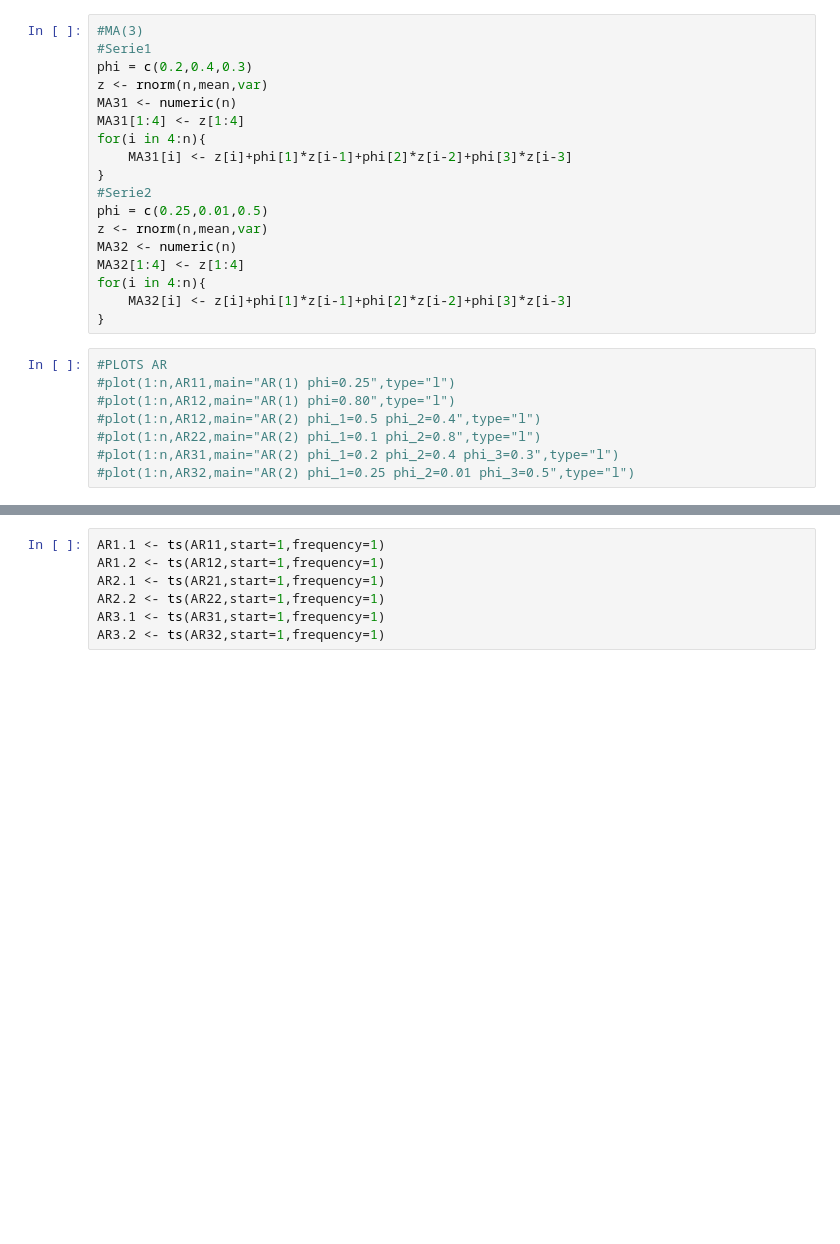
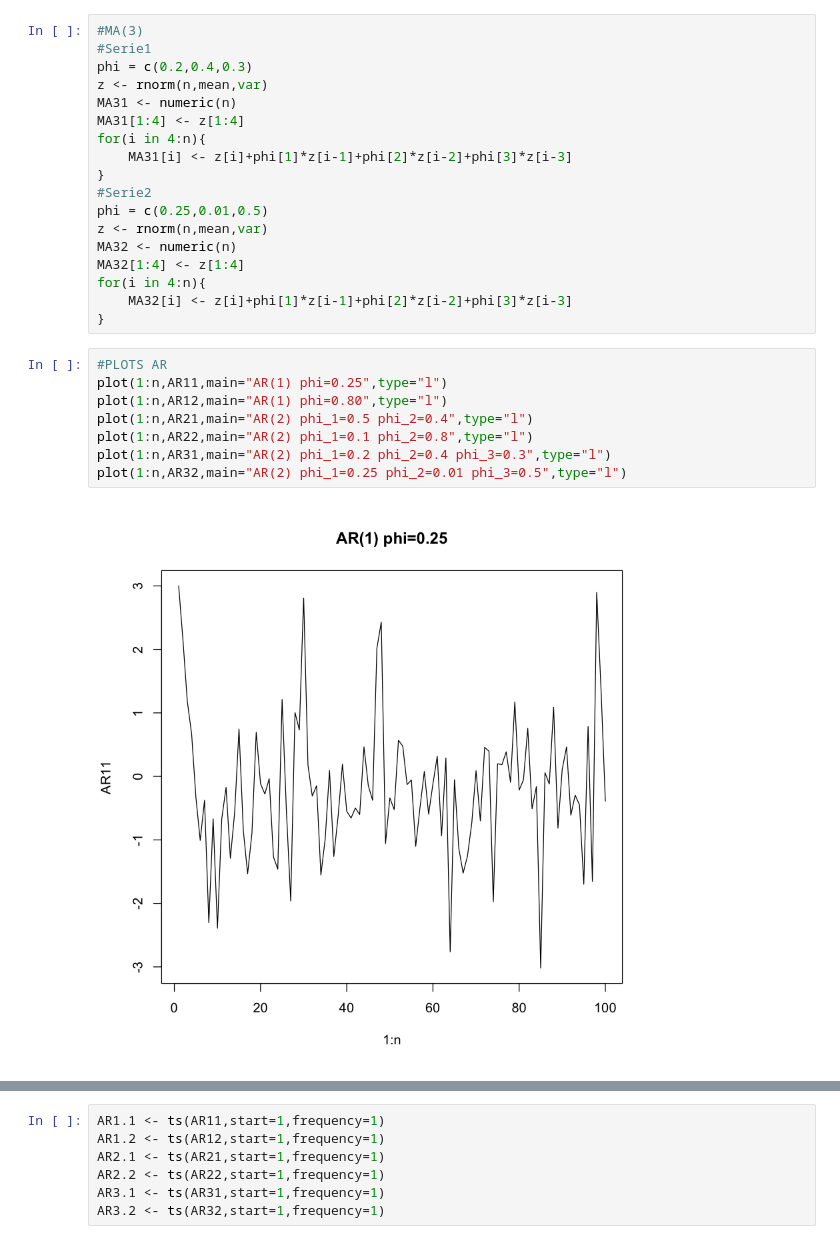
Before and after one commit to ike-mercado-huanaque/SeriesTiempo, a Jupyter notebook: Tarea2ST.ipynb, the cells around one changed output, grey strips where cells are left out. Drawn from its saved outputs; the diff is of its cells as text; blank space fills up the shorter version.

```diff
--- a/Tarea2ST.ipynb
+++ b/Tarea2ST.ipynb
@@ -147,9 +147,11 @@ for(i in 4:n){
 }
 # %%
 #PLOTS AR
-#plot(1:n,AR11,main="AR(1) phi=0.25",type="l")
-#plot(1:n,AR12,main="AR(1) phi=0.80",type="l")
-#plot(1:n,AR12,main="AR(2) phi_1=0.5 phi_2=0.4",type="l")
-#plot(1:n,AR22,main="AR(2) phi_1=0.1 phi_2=0.8",type="l")
-#plot(1:n,AR31,main="AR(2) phi_1=0.2 phi_2=0.4 phi_3=0.3",type="l")
-#plot(1:n,AR32,main="AR(2) phi_1=0.25 phi_2=0.01 phi_3=0.5",type="l")
+plot(1:n,AR11,main="AR(1) phi=0.25",type="l")
+plot(1:n,AR12,main="AR(1) phi=0.80",type="l")
+plot(1:n,AR21,main="AR(2) phi_1=0.5 phi_2=0.4",type="l")
+plot(1:n,AR22,main="AR(2) phi_1=0.1 phi_2=0.8",type="l")
+plot(1:n,AR31,main="AR(2) phi_1=0.2 phi_2=0.4 phi_3=0.3",type="l")
+plot(1:n,AR32,main="AR(2) phi_1=0.25 phi_2=0.01 phi_3=0.5",type="l")
+# %% [output]
+[figure, added]
```
Also changed, not shown: parts of 4 cells of this notebook.
